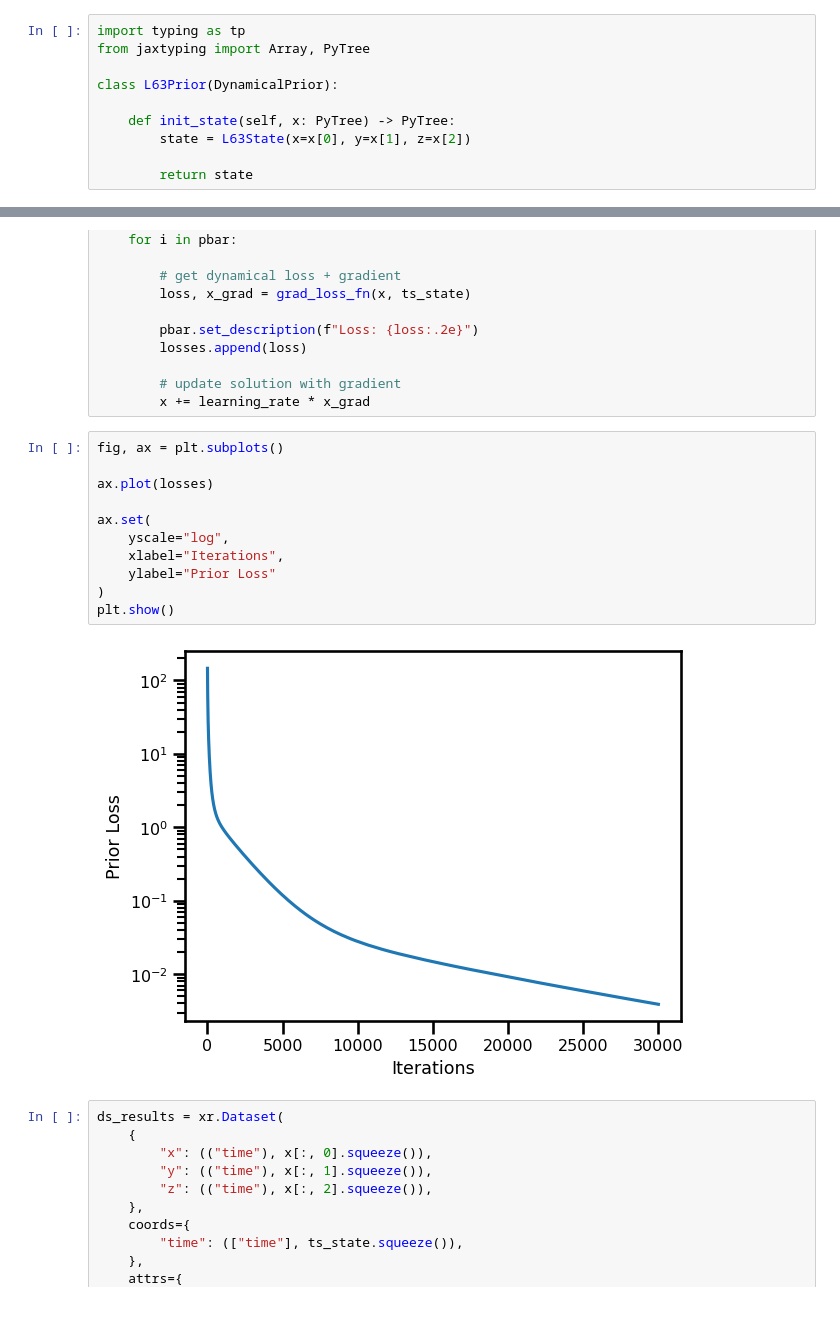
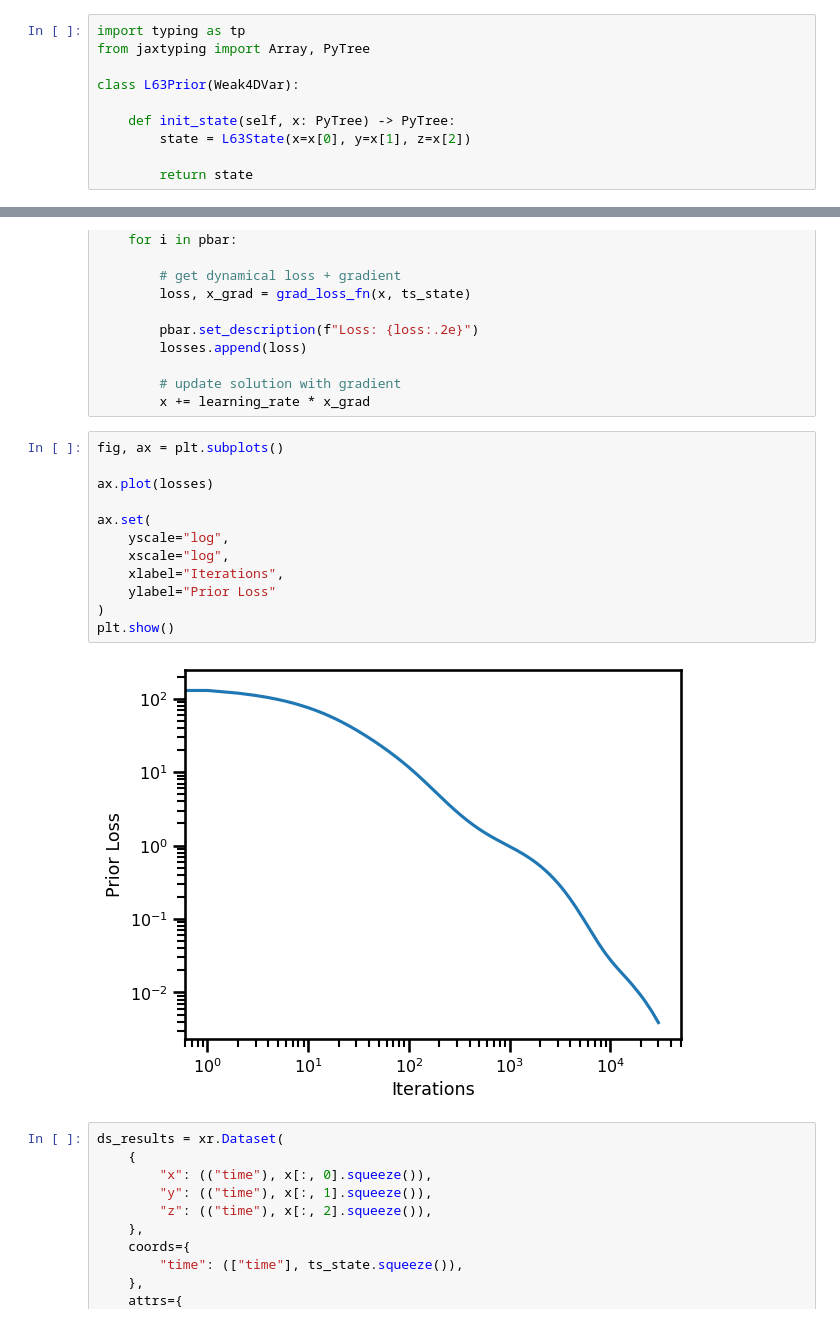
Before and after one commit to jejjohnson/jejeqx, a Jupyter notebook: notebooks/dev/4dvarnet/1.2.1_l63_ode_weak.ipynb, the cells around one changed output, grey strips where cells are left out. Saved outputs shown, nothing was run; the diff lists cells and outputs as text.

```diff
--- a/notebooks/dev/4dvarnet/1.2.1_l63_ode_weak.ipynb
+++ b/notebooks/dev/4dvarnet/1.2.1_l63_ode_weak.ipynb
@@ -189,7 +189,7 @@ from jaxsw import L63State, L63Params
 import typing as tp
 from jaxtyping import Array, PyTree
 
-class L63Prior(DynamicalPrior):
+class L63Prior(Weak4DVar):
 
     def init_state(self, x: PyTree) -> PyTree:
         state = L63State(x=x[0], y=x[1], z=x[2])
@@ -304,16 +304,17 @@ with trange(num_iterations) as pbar:
 # %%
 fig, ax = plt.subplots()
 
 ax.plot(losses)
 
 ax.set(
     yscale="log",
+    xscale="log",
     xlabel="Iterations",
     ylabel="Prior Loss"
 )
 plt.show()
 # %% [output]
-[figure, old version]
+[figure, new version]
 # %%
 ds_results = xr.Dataset(
     {
```
Also changed, not shown: parts of 4 cells of this notebook, 5 other files.
